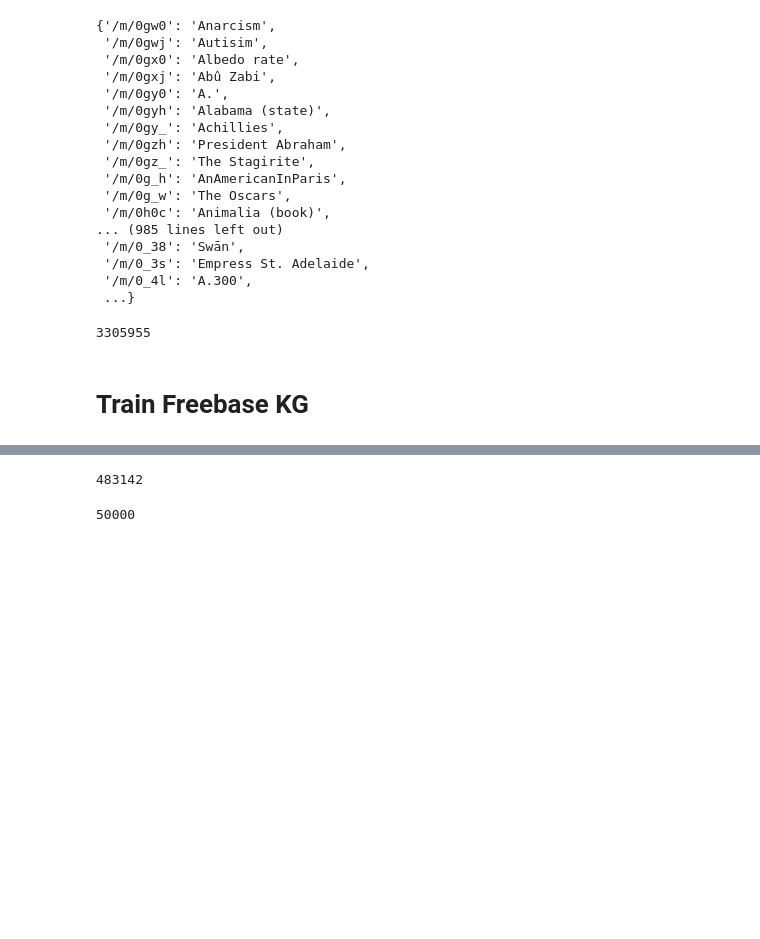
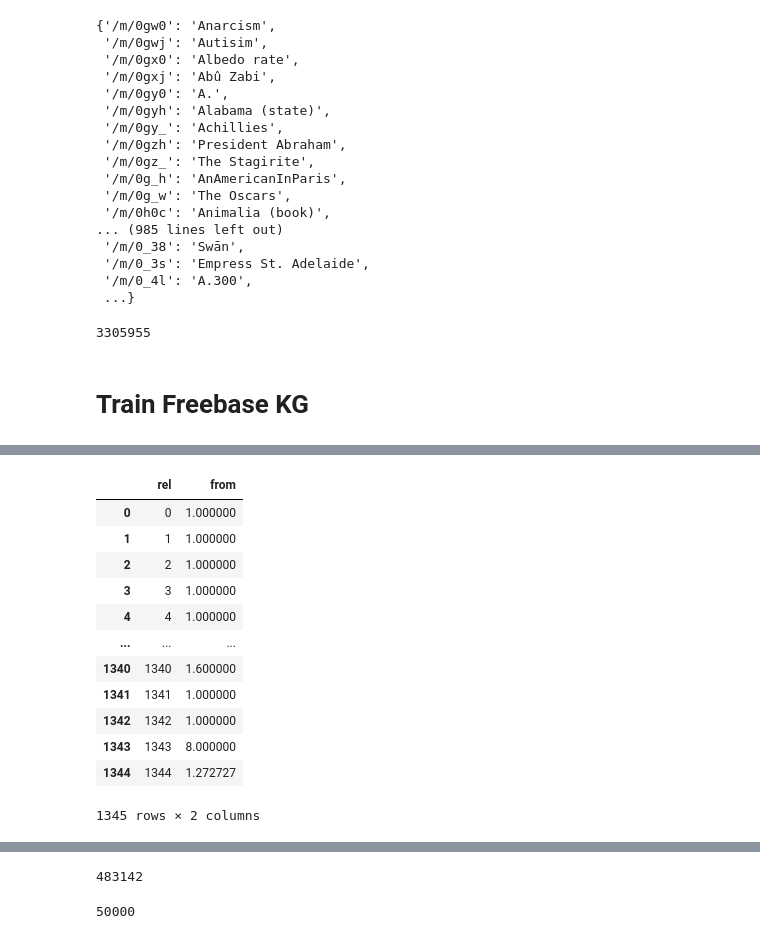
Before and after one commit to sucpark/kge, a Jupyter notebook: kge_wikidatasets_test.ipynb, the cells around one changed output, grey strips where cells are left out. Cells and saved outputs as stored; diff of their text form; code cells hidden in the pictures; blank space fills up the shorter version.

```diff
--- a/kge_wikidatasets_test.ipynb
+++ b/kge_wikidatasets_test.ipynb
@@ -247,0 +295,6 @@ kg_train, kg_valid, kg_test = load_fb15k('data')
+# %%
+from pandas import DataFrame
+
+
+df = df.groupby(['rel','to']).count().groupby('rel').mean()
+df
@@ -247,0 +316,16 @@ kg_train, kg_valid, kg_test = load_fb15k('data')
+# %%
+df.reset_index()
+# %% [output]
+|  | rel | from |
+| 0 | 0 | 1.000000 |
+| 1 | 1 | 1.000000 |
+| 2 | 2 | 1.000000 |
+| 3 | 3 | 1.000000 |
+| 4 | 4 | 1.000000 |
+| ... | ... | ... |
+| 1340 | 1340 | 1.600000 |
+| 1341 | 1341 | 1.000000 |
+| 1342 | 1342 | 1.000000 |
+| 1343 | 1343 | 8.000000 |
+| 1344 | 1344 | 1.272727 |
+1345 rows × 2 columns
```
Also changed, not shown: parts of 21 cells of this notebook.
